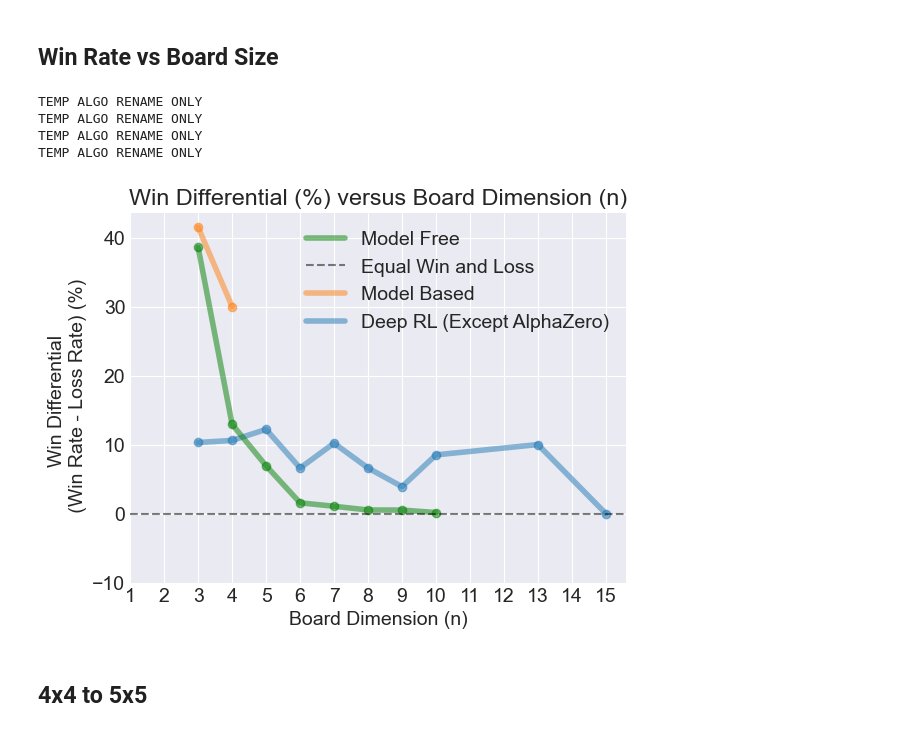
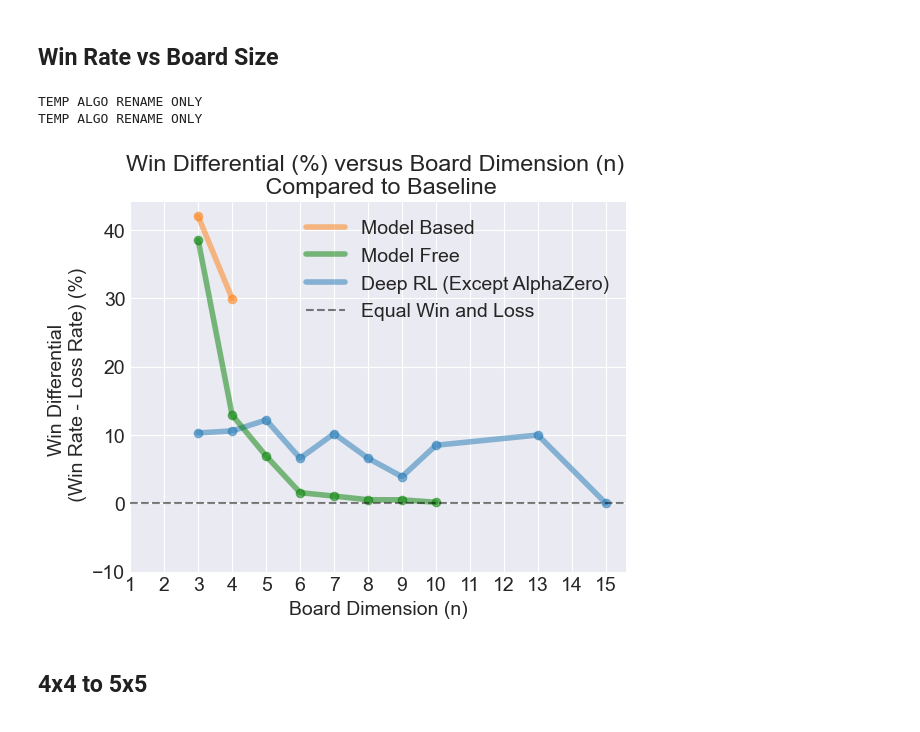
Before and after one commit to Mich8952/Tic_tac_tool, a Jupyter notebook: Evaluate/pres_plots.ipynb, the cells around one changed output. Cells and saved outputs as stored; diff of their text form; code cells hidden in the pictures.

```diff
--- a/Evaluate/pres_plots.ipynb
+++ b/Evaluate/pres_plots.ipynb
@@ -94,3 +93,15 @@ merged_model_free[['Board Size', 'win rate', 'loss rate']]
 | 5 | 8.0 | 4.520000 | 4.000000 |
 | 6 | 9.0 | 2.506667 | 2.000000 |
 | 7 | 10.0 | 1.146667 | 1.000000 |
+# %%
+vi_df = master_df[master_df['algorithm'] == "VI"]
+pi_df = master_df[master_df['algorithm'] == "PI"]
+
+
+merged_model_based = vi_df.merge(pi_df, on='Board Size', how='outer', suffixes=('_vi', '_pi'))
+
+merged_model_based['win rate'] = merged_model_based[['win rate_vi', 'win rate_pi']].mean(axis=1, skipna=True) # we dont have for n=4 PI, cant run - takes toooo long
+merged_model_based['loss rate'] = merged_model_based[['loss rate_vi', 'loss rate_pi']].mean(axis=1, skipna=True)
+merged_model_based['draw rate'] = merged_model_based[['draw rate_vi', 'draw rate_pi']].mean(axis=1, skipna=True)
+merged_model_based = merged_model_based[['Board Size', 'win rate', 'loss rate', 'draw rate']]
+merged_model_based
@@ -132,45 +147,45 @@ master_df
 plt.rcParams.update({'font.size': 14})
 plt.clf()
 for algo in master_df['algorithm'].unique():
-    if algo not in ["MC","SARSA", "Q-LEARNING"]:
+    if algo not in ["MC","SARSA", "Q-LEARNING", "VI", "PI"]:
         sub_df = master_df[master_df['algorithm'] == algo]
         #temp
         print("TEMP ALGO RENAME ONLY")
-        if algo == "VI":
-            algo = "Model Based"
         if algo == "DQN":
             algo = "Deep RL (Except AlphaZero)"
         print("TEMP ALGO RENAME ONLY")
         #temp
         if algo == "AlphaZero":
             plt.plot(sub_df['Board Size'], sub_df['win rate'] - sub_df['loss rate'], label=algo,alpha=0.5, linewidth=4,color='magenta')
             plt.scatter(sub_df['Board Size'], sub_df['win rate'] - sub_df['loss rate'],color='magenta',alpha=0.5)
         else:
             plt.plot(sub_df['Board Size'], sub_df['win rate'] - sub_df['loss rate'], label=algo, linewidth=4,alpha=0.5)
             plt.scatter(sub_df['Board Size'], sub_df['win rate'] - sub_df['loss rate'],alpha=0.5)
 
+plt.plot(merged_model_based['Board Size'], merged_model_based['win rate'] - merged_model_based['loss rate'], label="Model Based", linewidth=4,alpha=0.5)
+plt.scatter(merged_model_based['Board Size'], merged_model_based['win rate'] - merged_model_based['loss rate'],alpha=0.5)
+
 plt.plot(merged_model_free['Board Size'], merged_model_free['win rate'] - merged_model_free['loss rate'], label="Model Free", color='g', linewidth=4,alpha=0.5)
 plt.scatter(merged_model_free['Board Size'], merged_model_free['win rate'] - merged_model_free['loss rate'], color='g', alpha=0.5)
+
 plt.legend()
 plt.xticks(np.arange(1,16,1))
 plt.ylabel("Win Differential \n (Win Rate - Loss Rate) (%)")
 plt.xlabel("Board Dimension (n)")
 plt.axhline(0,color='black',linestyle='--',alpha=0.5, label = "Equal Win and Loss")
 plt.axis(ymin=-10)
-plt.title("Win Differential (%) versus Board Dimension (n)")
+plt.title("Win Differential (%) versus Board Dimension (n) \n Compared to Baseline")
 
 ax = plt.gca()
 handles, labels = ax.get_legend_handles_labels()
-order = [2,3,1,0]
+order = [1,2,0,3]
 ax.legend([handles[idx] for idx in order], [labels[idx] for idx in order])
 
 plt.show()
 # %% [output]
 TEMP ALGO RENAME ONLY
 TEMP ALGO RENAME ONLY
-TEMP ALGO RENAME ONLY
-TEMP ALGO RENAME ONLY
-[figure, old version]
+[figure, new version]
 # %% [markdown]
 ## 4x4 to 5x5
 # %%
```
Also changed, not shown: parts of 8 cells of this notebook, 6 other files.
